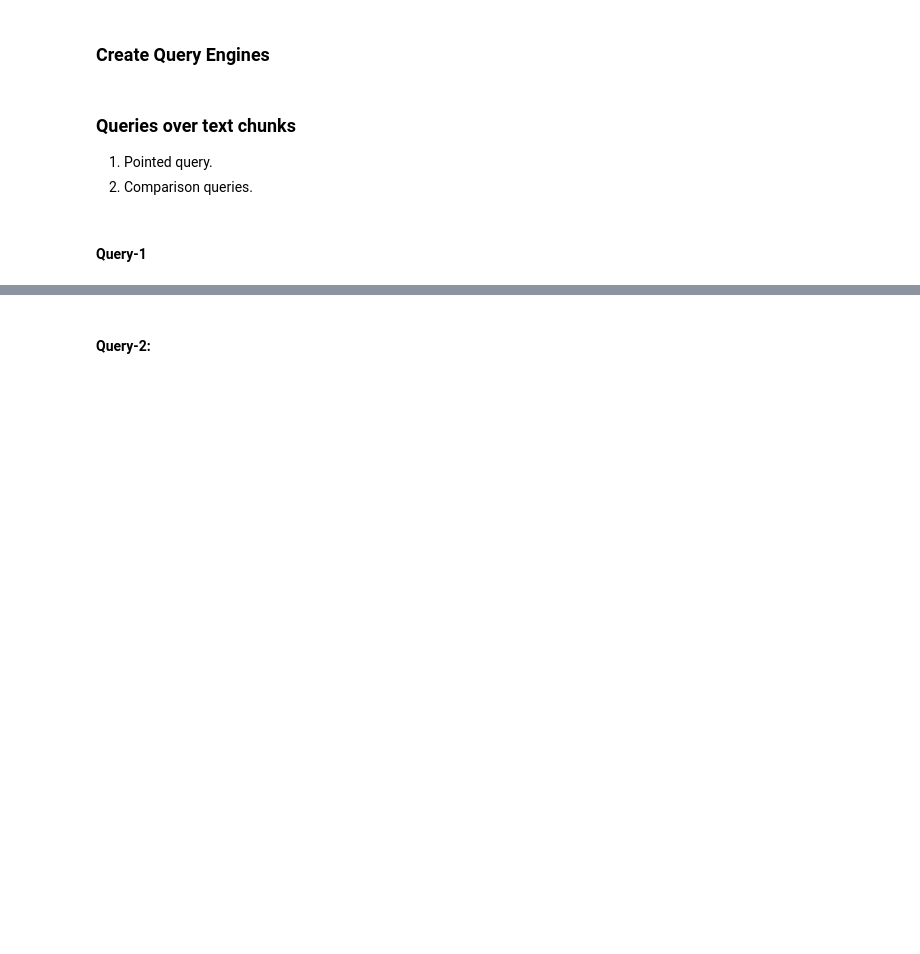
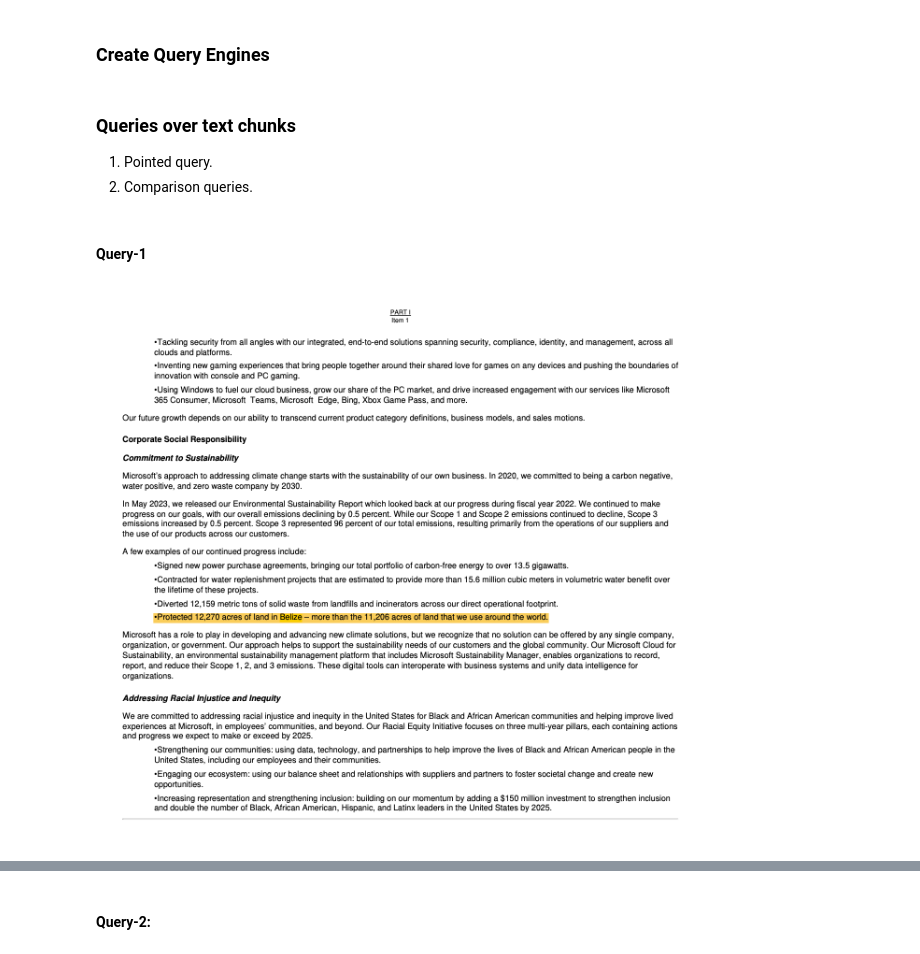
Before and after one commit to run-llama/llamacloud-demo, a Jupyter notebook: examples/llamacloud_naiverag.ipynb, the cells around one changed output, grey strips where cells are left out. Cells and saved outputs as stored; diff of their text form; code cells hidden in the pictures; blank space fills up the shorter version.

Commit message:
Add references

```diff
--- a/examples/llamacloud_naiverag.ipynb
+++ b/examples/llamacloud_naiverag.ipynb
@@ -72,6 +77,12 @@ raw_query_engine = raw_index.as_query_engine(similarity_top_k=2)
 2. Comparison queries.
 # %% [markdown]
 #### Query-1
+# %%
+# Reference page for query and answer
+
+Image(filename='./references/query1.png')
+# %% [output]
+[figure, added]
 # %%
 query = """
 How many hectares of land did Microsoft protect in Belize?
```
Also changed, not shown: parts of 16 cells of this notebook, 5 other files.
